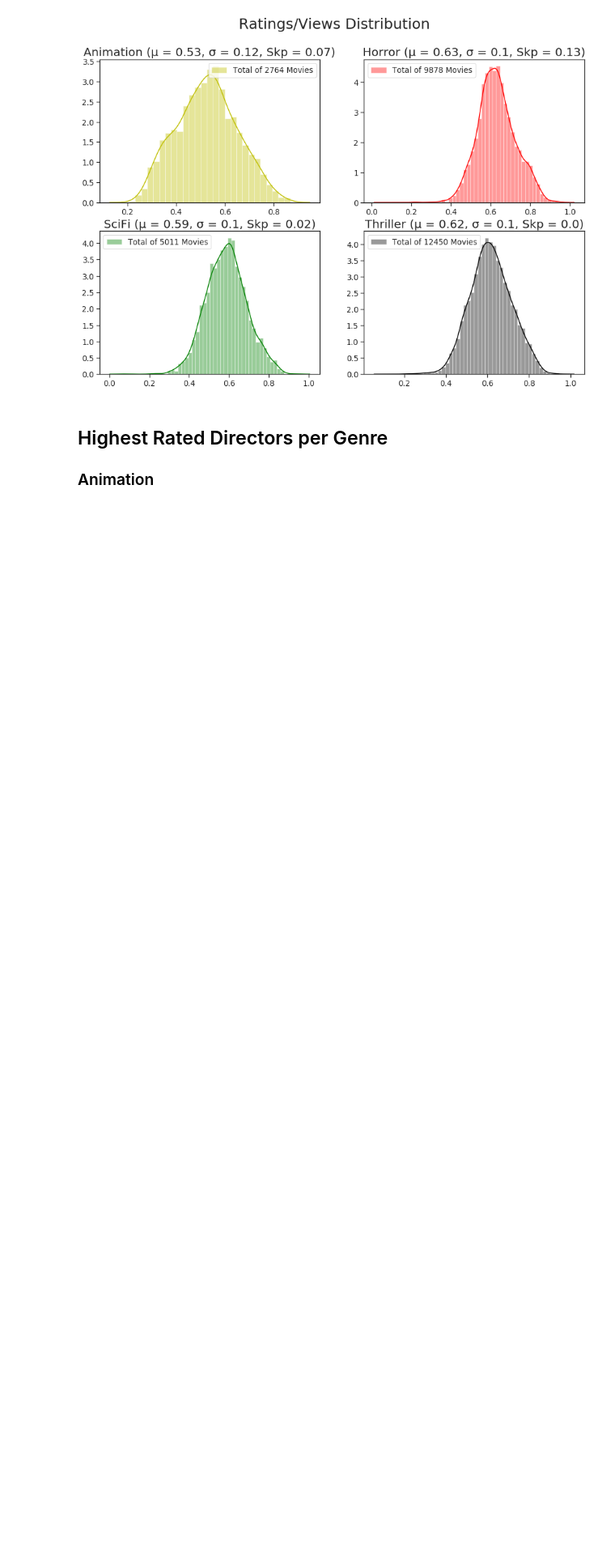
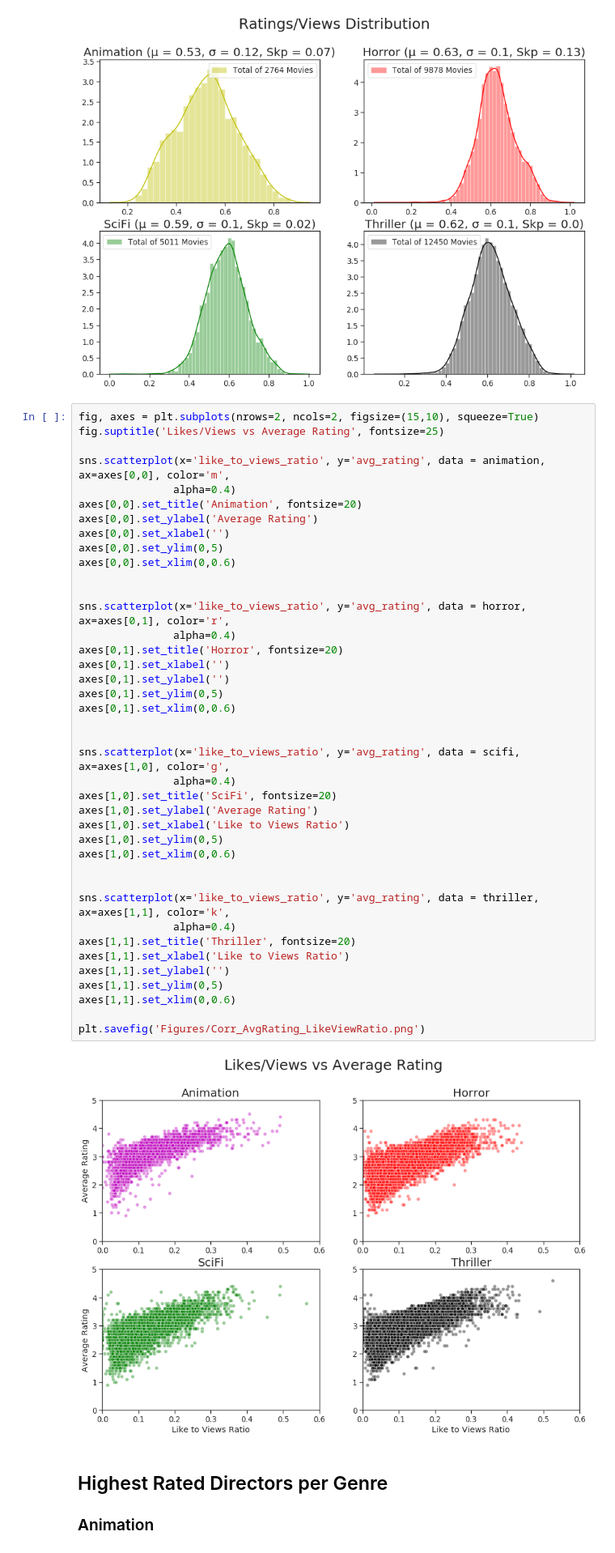
Before and after one commit to andresdha/Letterboxd_Data, a Jupyter notebook: Letterboxd Data Analysis.ipynb, the cells around one changed output. Shown at 81% size. Drawn from its saved outputs; the diff is of its cells as text; blank space fills up the shorter version.

```diff
--- a/Letterboxd Data Analysis.ipynb
+++ b/Letterboxd Data Analysis.ipynb
@@ -827,6 +961,48 @@ plt.savefig('Figures/total_ratings_Views_Ratio.png')
 plt.show()
 # %% [output]
 [figure]
+# %%
+fig, axes = plt.subplots(nrows=2, ncols=2, figsize=(15,10), squeeze=True)
+fig.suptitle('Likes/Views vs Average Rating', fontsize=25)
+
+sns.scatterplot(x='like_to_views_ratio', y='avg_rating', data = animation, ax=axes[0,0], color='m',
+               alpha=0.4)
+axes[0,0].set_title('Animation', fontsize=20)
+axes[0,0].set_ylabel('Average Rating')
+axes[0,0].set_xlabel('')
+axes[0,0].set_ylim(0,5)
+axes[0,0].set_xlim(0,0.6)
+
+
+sns.scatterplot(x='like_to_views_ratio', y='avg_rating', data = horror, ax=axes[0,1], color='r',
+               alpha=0.4)
+axes[0,1].set_title('Horror', fontsize=20)
+axes[0,1].set_xlabel('')
+axes[0,1].set_ylabel('')
+axes[0,1].set_ylim(0,5)
+axes[0,1].set_xlim(0,0.6)
+
+
+sns.scatterplot(x='like_to_views_ratio', y='avg_rating', data = scifi, ax=axes[1,0], color='g',
+               alpha=0.4)
+axes[1,0].set_title('SciFi', fontsize=20)
+axes[1,0].set_ylabel('Average Rating')
+axes[1,0].set_xlabel('Like to Views Ratio')
+axes[1,0].set_ylim(0,5)
+axes[1,0].set_xlim(0,0.6)
+
+
+sns.scatterplot(x='like_to_views_ratio', y='avg_rating', data = thriller, ax=axes[1,1], color='k',
+               alpha=0.4)
+axes[1,1].set_title('Thriller', fontsize=20)
+axes[1,1].set_xlabel('Like to Views Ratio')
+axes[1,1].set_ylabel('')
+axes[1,1].set_ylim(0,5)
+axes[1,1].set_xlim(0,0.6)
+
+plt.savefig('Figures/Corr_AvgRating_LikeViewRatio.png')
+# %% [output]
+[figure, added]
 # %% [markdown]
 ## Highest Rated Directors per Genre
 
```
Also changed, not shown: parts of 28 cells of this notebook, 2 other files.
